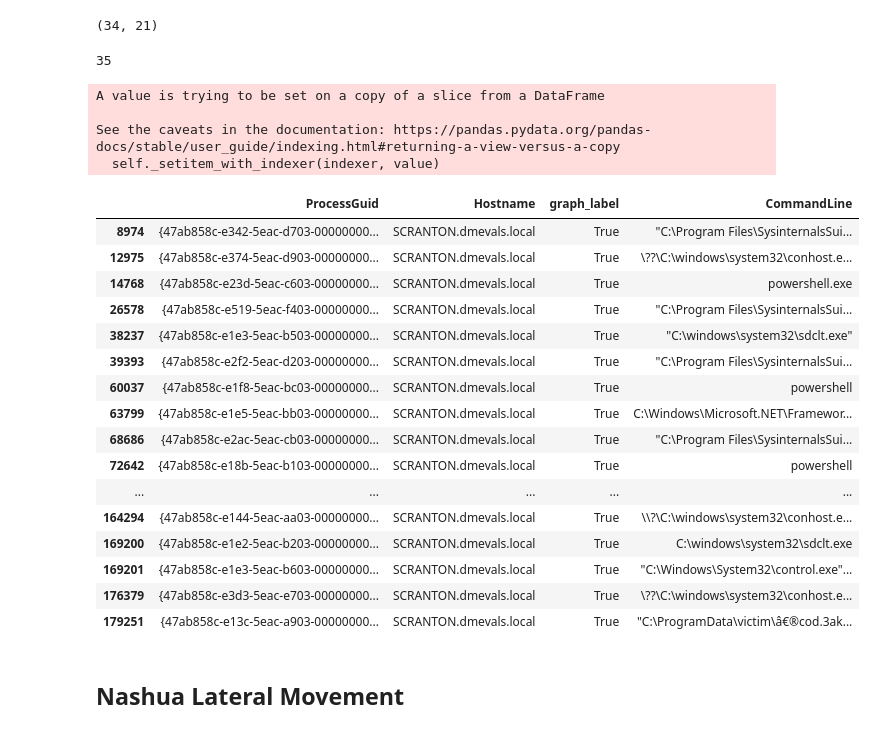
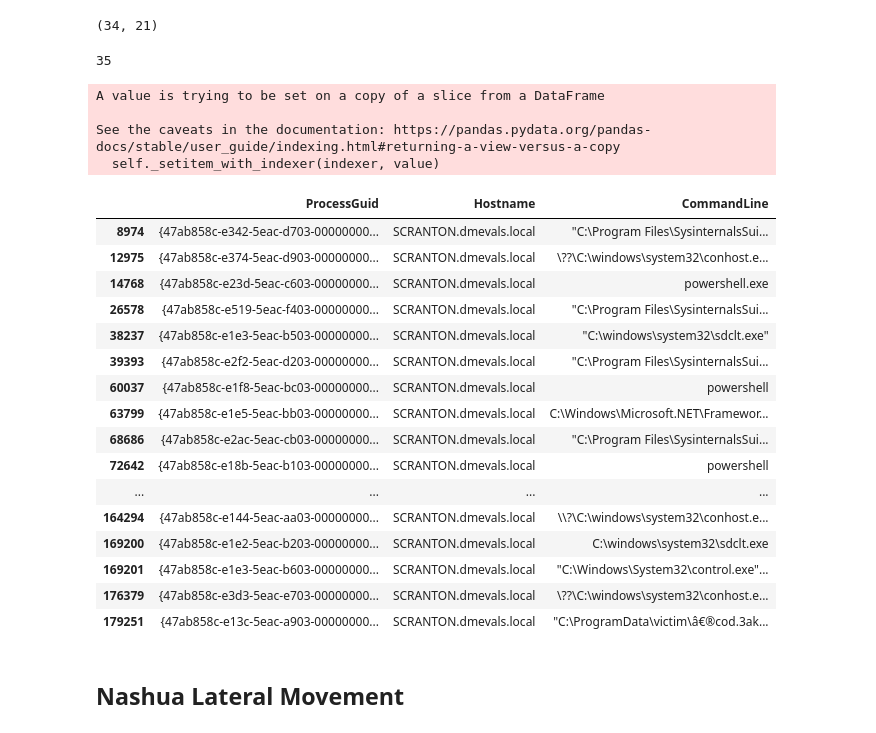
Before and after one commit to zulu8/graph_msc, a Jupyter notebook: 31_NetworkX_beagle5_label3.ipynb, the cells around one changed output. Drawn from its saved outputs; the diff is of its cells as text; code cells hidden in the pictures.

```diff
--- a/31_NetworkX_beagle5_label3.ipynb
+++ b/31_NetworkX_beagle5_label3.ipynb
@@ -695,44 +780,44 @@ df_bad_proc.shape
 # %%
 graph_bad_guids = []
 for i in proc_nodes:
     graph_bad_guids.append(H.node[i]['properties']['process_guid'])
 print(len(graph_bad_guids))
 #print(graph_bad_guids)
 
 label_bad_guids = df_label.loc[(df_label['TP_Binary'] == True) & (df_label.ProcessGuid.notnull())]['ProcessGuid'].unique()
 pd_all_guids = df_label.loc[(df_label.ProcessGuid.notnull()) & (df_label.CommandLine.notnull())][['ProcessGuid', 'Hostname', 'TP_Binary', 'CommandLine']]
 pd_all_guids['orig_label'] = False
 pd_all_guids['orig_label'].loc[pd_all_guids.ProcessGuid.isin(label_bad_guids)] = True
 
 pd_all_guids = pd_all_guids.drop(columns=['TP_Binary']).drop_duplicates()
 pd_all_guids['graph_label'] = False
 pd_all_guids['graph_label'].loc[pd_all_guids.ProcessGuid.isin(graph_bad_guids)] = True
 
 with pd.option_context('display.max_rows', None, 'display.max_columns', None, 'display.max_colwidth', None):
-    display(pd_all_guids[['ProcessGuid', 'Hostname', 'graph_label', 'CommandLine']].loc[((pd_all_guids.graph_label==True))])
+    display(pd_all_guids[['ProcessGuid', 'Hostname', 'CommandLine']].loc[((pd_all_guids.graph_label==True))])
 # %% [output]
 35
 A value is trying to be set on a copy of a slice from a DataFrame
 
 See the caveats in the documentation: https://pandas.pydata.org/pandas-docs/stable/user_guide/indexing.html#returning-a-view-versus-a-copy
   self._setitem_with_indexer(indexer, value)
-|  | ProcessGuid | Hostname | graph_label | CommandLine |
-| 8974 | {47ab858c-e342-5eac-d703-00000000... | SCRANTON.dmevals.local | True | "C:\Program Files\SysinternalsSui... |
-| 12975 | {47ab858c-e374-5eac-d903-00000000... | SCRANTON.dmevals.local | True | \??\C:\windows\system32\conhost.e... |
-| 14768 | {47ab858c-e23d-5eac-c603-00000000... | SCRANTON.dmevals.local | True | powershell.exe |
-| 26578 | {47ab858c-e519-5eac-f403-00000000... | SCRANTON.dmevals.local | True | "C:\Program Files\SysinternalsSui... |
-| 38237 | {47ab858c-e1e3-5eac-b503-00000000... | SCRANTON.dmevals.local | True | "C:\windows\system32\sdclt.exe" |
-| 39393 | {47ab858c-e2f2-5eac-d203-00000000... | SCRANTON.dmevals.local | True | "C:\Program Files\SysinternalsSui... |
-| 60037 | {47ab858c-e1f8-5eac-bc03-00000000... | SCRANTON.dmevals.local | True | powershell |
-| 63799 | {47ab858c-e1e5-5eac-bb03-00000000... | SCRANTON.dmevals.local | True | C:\Windows\Microsoft.NET\Framewor... |
-| 68686 | {47ab858c-e2ac-5eac-cb03-00000000... | SCRANTON.dmevals.local | True | "C:\Program Files\SysinternalsSui... |
-| 72642 | {47ab858c-e18b-5eac-b103-00000000... | SCRANTON.dmevals.local | True | powershell |
-| ... | ... | ... | ... | ... |
-| 164294 | {47ab858c-e144-5eac-aa03-00000000... | SCRANTON.dmevals.local | True | \\?\C:\windows\system32\conhost.e... |
-| 169200 | {47ab858c-e1e2-5eac-b203-00000000... | SCRANTON.dmevals.local | True | C:\windows\system32\sdclt.exe |
-| 169201 | {47ab858c-e1e3-5eac-b603-00000000... | SCRANTON.dmevals.local | True | "C:\Windows\System32\control.exe"... |
-| 176379 | {47ab858c-e3d3-5eac-e703-00000000... | SCRANTON.dmevals.local | True | \??\C:\windows\system32\conhost.e... |
-| 179251 | {47ab858c-e13c-5eac-a903-00000000... | SCRANTON.dmevals.local | True | "C:\ProgramData\victim\â€®cod.3ak... |
+|  | ProcessGuid | Hostname | CommandLine |
+| 8974 | {47ab858c-e342-5eac-d703-00000000... | SCRANTON.dmevals.local | "C:\Program Files\SysinternalsSui... |
+| 12975 | {47ab858c-e374-5eac-d903-00000000... | SCRANTON.dmevals.local | \??\C:\windows\system32\conhost.e... |
+| 14768 | {47ab858c-e23d-5eac-c603-00000000... | SCRANTON.dmevals.local | powershell.exe |
+| 26578 | {47ab858c-e519-5eac-f403-00000000... | SCRANTON.dmevals.local | "C:\Program Files\SysinternalsSui... |
+| 38237 | {47ab858c-e1e3-5eac-b503-00000000... | SCRANTON.dmevals.local | "C:\windows\system32\sdclt.exe" |
+| 39393 | {47ab858c-e2f2-5eac-d203-00000000... | SCRANTON.dmevals.local | "C:\Program Files\SysinternalsSui... |
+| 60037 | {47ab858c-e1f8-5eac-bc03-00000000... | SCRANTON.dmevals.local | powershell |
+| 63799 | {47ab858c-e1e5-5eac-bb03-00000000... | SCRANTON.dmevals.local | C:\Windows\Microsoft.NET\Framewor... |
+| 68686 | {47ab858c-e2ac-5eac-cb03-00000000... | SCRANTON.dmevals.local | "C:\Program Files\SysinternalsSui... |
+| 72642 | {47ab858c-e18b-5eac-b103-00000000... | SCRANTON.dmevals.local | powershell |
+| ... | ... | ... | ... |
+| 164294 | {47ab858c-e144-5eac-aa03-00000000... | SCRANTON.dmevals.local | \\?\C:\windows\system32\conhost.e... |
+| 169200 | {47ab858c-e1e2-5eac-b203-00000000... | SCRANTON.dmevals.local | C:\windows\system32\sdclt.exe |
+| 169201 | {47ab858c-e1e3-5eac-b603-00000000... | SCRANTON.dmevals.local | "C:\Windows\System32\control.exe"... |
+| 176379 | {47ab858c-e3d3-5eac-e703-00000000... | SCRANTON.dmevals.local | \??\C:\windows\system32\conhost.e... |
+| 179251 | {47ab858c-e13c-5eac-a903-00000000... | SCRANTON.dmevals.local | "C:\ProgramData\victim\â€®cod.3ak... |
 # %% [markdown]
 ## Nashua Lateral Movement
 # %% [raw]
```
Also changed, not shown: parts of 33 cells of this notebook, 3 other files.
